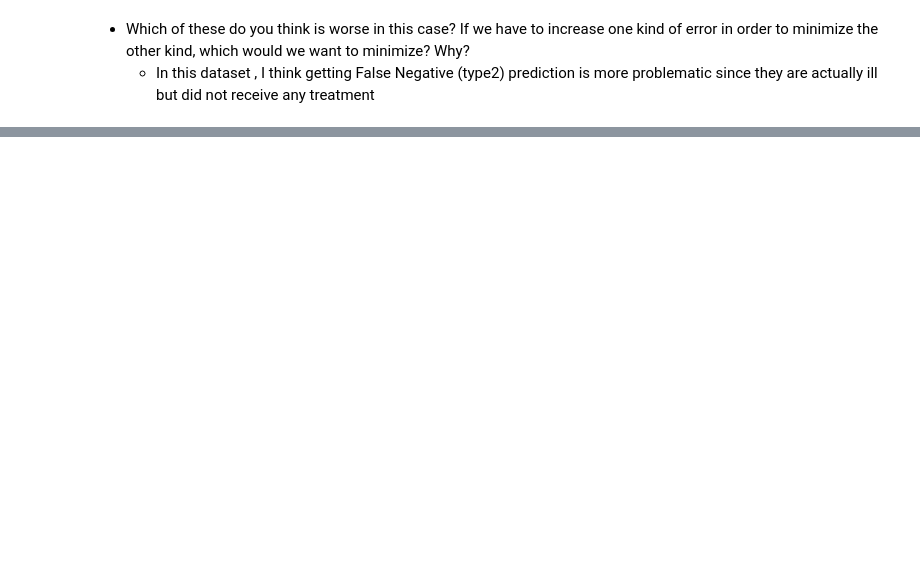
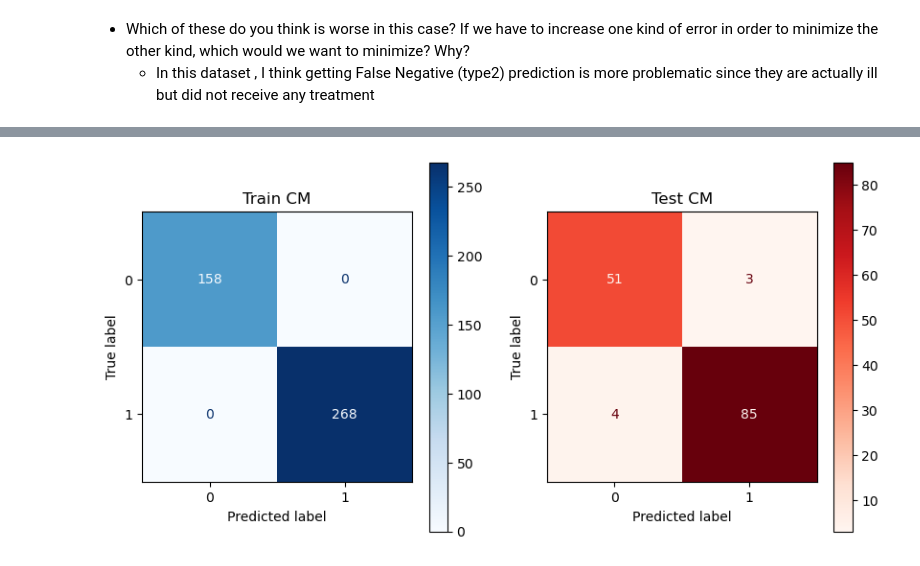
Before and after one commit to KDcodePy/Classification-metrics, a Jupyter notebook: Classification_metrics.ipynb, the cells around one changed output, grey strips where cells are left out. Saved outputs shown, nothing was run; the diff lists cells and outputs as text; code cells hidden in the pictures; blank space fills up the shorter version.

Commit message:
complete classification_metrics.ipynb

```diff
--- a/Classification_metrics.ipynb
+++ b/Classification_metrics.ipynb
@@ -88,12 +94,15 @@ class ClfMetrics:
             model_clf = DummyClassifier(strategy="most_frequent")
         else:
             model_clf = model_map[self.model](random_state=42)
+        num_selector = make_column_selector(dtype_include="number")
         scaler = StandardScaler()
-        self.model_clf_pipe = make_pipeline(scaler,model_clf)
-        self.model_clf_pipe.fit(X_train,y_train)
+        model_tuple = (scaler,num_selector)
+        preprocessor = make_column_transformer(model_tuple)
+        model_clf_pipe = make_pipeline(preprocessor,model_clf)
+        model_clf_pipe.fit(X_train,y_train)
         # set prediction
-        self.model_train_pred = self.model_clf_pipe.predict(X_train)
-        self.model_test_pred = self.model_clf_pipe.predict(X_test)
+        self.model_train_pred = model_clf_pipe.predict(X_train)
+        self.model_test_pred = model_clf_pipe.predict(X_test)
         # set classfication report
         self.train_dt_report = classification_report(y_train,self.model_train_pred,
                                                 target_names=labels)
@@ -102,22 +111,26 @@ class ClfMetrics:
 
     # Display Confusion Report
     def get_train_report(self):
-        return print(f"Train Metric Scores: \n {self.train_dt_report}")
+        return print(f"{self.model} Train Metric Scores: \n {self.train_dt_report}")
 
     def get_test_report(self):
-        return print(f"Test Metric Scores: \n {self.test_dt_report}")
+        return print(f"{self.model} Test Metric Scores: \n {self.test_dt_report}")
 
     def get_visuals(self, normalize = None):
         # Display Confusion Matrix
-        fig, axes = plt.subplot(ncols= 2, figsize=(10,5))
-        ConfusionMatrixDisplay.from_predictions(y_test, self.model_train_pred,
-                                                ax=axes[0],display_labels=self.labels,
-                                                cmap="Blues",normalize=normalize)
-        axes[0].set_title("Test CM")
+        fig, axes = plt.subplots(ncols= 2, figsize=(10,5))
+        ConfusionMatrixDisplay.from_predictions(self.y_train,
+                                                self.model_train_pred,
+                                                ax=axes[0],
+                                                cmap="Blues",
+                                                normalize=normalize)
+        axes[0].set_title("Train CM")
 
-        ConfusionMatrixDisplay.from_predictions(y_test, self.model_test_pred,
-                                                ax=axes[1],display_labels=self.labels,
-                                                cmap="Reds",normalize=normalize)
+        ConfusionMatrixDisplay.from_predictions(self.y_test,
+                                                self.model_test_pred,
+                                                ax=axes[1],
+                                                cmap="Reds",
+                                                normalize=normalize)
         axes[1].set_title("Test CM")
 
         return plt.show()
@@ -132,0 +173,5 @@ dt_clf = ClfMetrics("dt_clf", X_train , X_test , y_train , y_test, bc_labels)
+# %%
+#get ConfusionMatrix visuals
+dt_clf.get_visuals()
+# %% [output]
+[figure, added]
```
Also changed, not shown: parts of 36 cells of this notebook.
